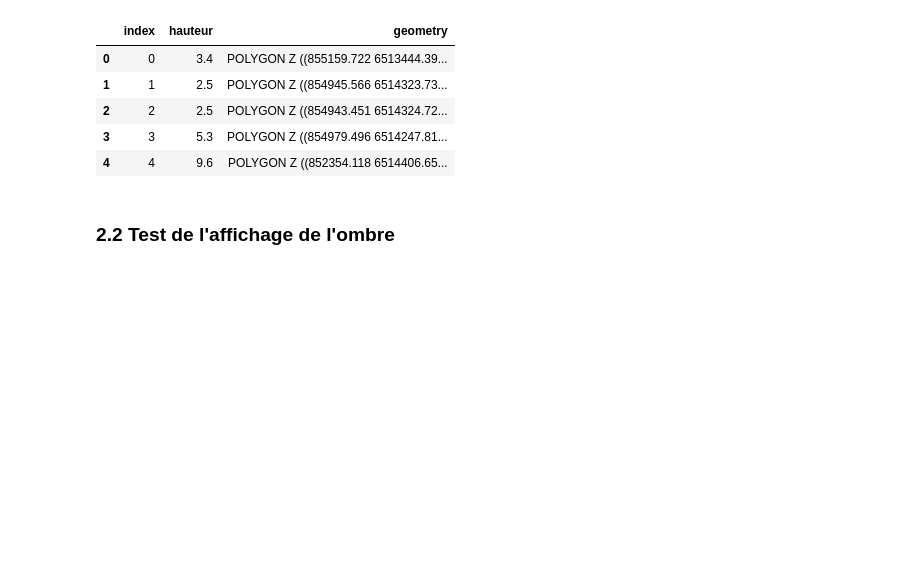
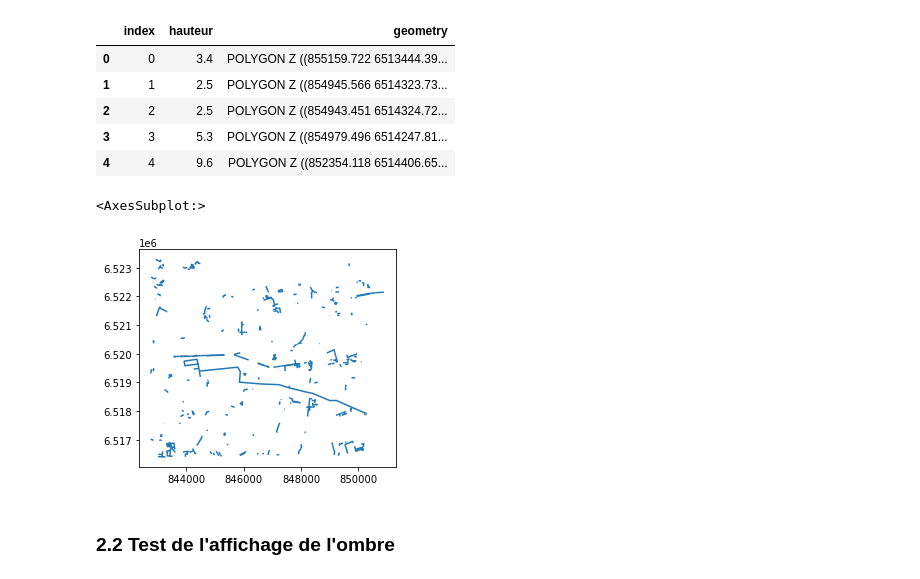
Before and after one commit to AthanaseB/Projet-VegetaLyon, a Jupyter notebook: test_t4gpd.ipynb, the cells around one changed output. Drawn from its saved outputs; the diff is of its cells as text; code cells hidden in the pictures; blank space fills up the shorter version.

```diff
--- a/test_t4gpd.ipynb
+++ b/test_t4gpd.ipynb
@@ -55,6 +56,11 @@ bati.head()
 | 2 | 2 | 2.5 | POLYGON Z ((854943.451 6514324.72... |
 | 3 | 3 | 5.3 | POLYGON Z ((854979.496 6514247.81... |
 | 4 | 4 | 9.6 | POLYGON Z ((852354.118 6514406.65... |
+# %%
+routes.plot()
+# %% [output]
+<AxesSubplot:>
+[figure, added]
 # %% [markdown]
 ### 2.2 Test de l'affichage de l'ombre
 # %%
```
Also changed, not shown: parts of 4 cells of this notebook.
